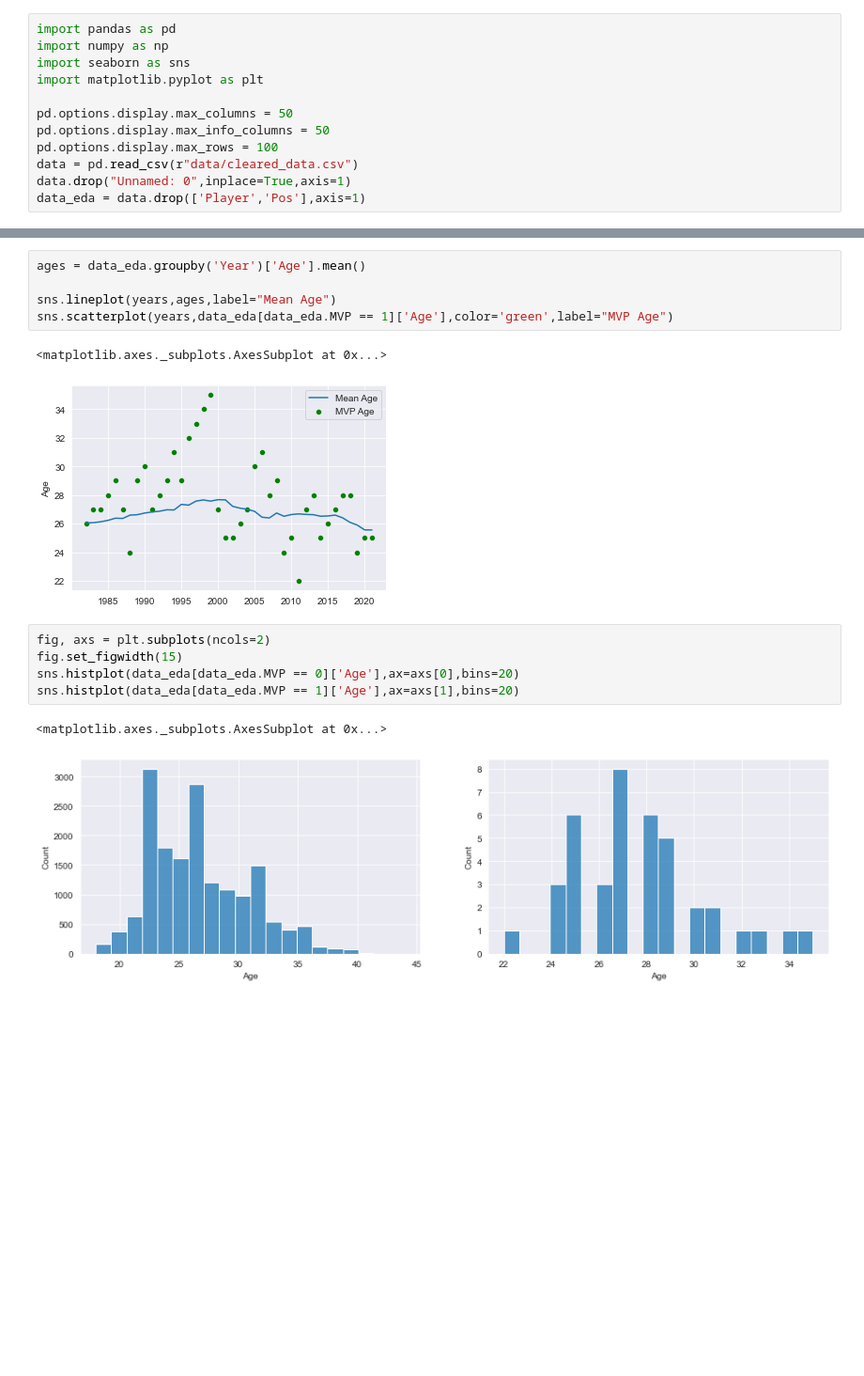
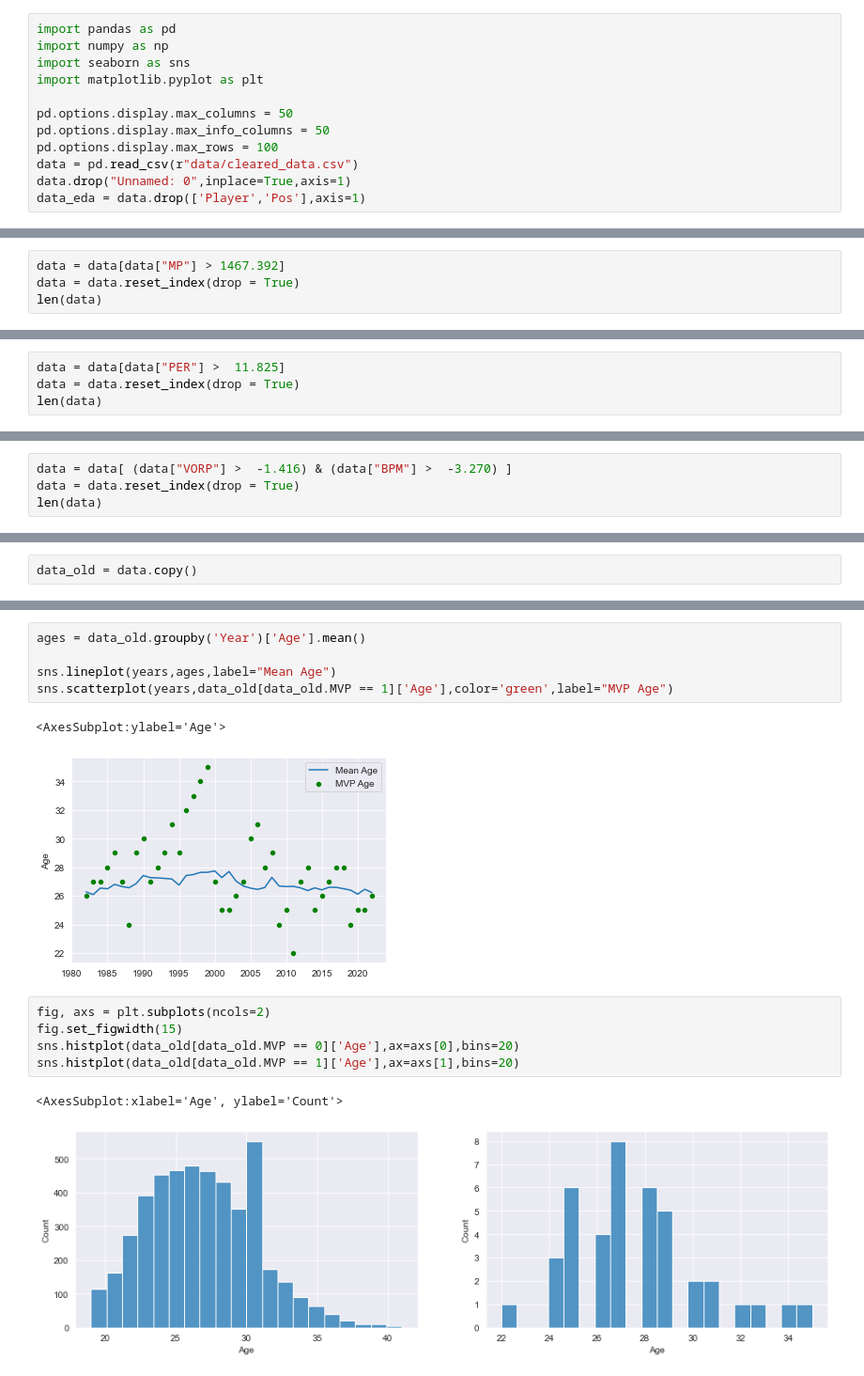
Before and after one commit to dgortych/MVP_Prediction---Thesis, a Jupyter notebook: eda.ipynb, the cells around one changed output, grey strips where cells are left out. Shown: that part at 94% size. Saved outputs shown, nothing was run; the diff lists cells and outputs as text; blank space fills up the shorter version.

```diff
--- a/eda.ipynb
+++ b/eda.ipynb
@@ -98,0 +205,4 @@ fig.set_facecolor('white')
+# %%
+data = data[data["MP"] > 1467.392]
+data = data.reset_index(drop = True)
+len(data)
@@ -98,0 +235,4 @@ fig.set_facecolor('white')
+# %%
+data = data[data["PER"] >  11.825]
+data = data.reset_index(drop = True)
+len(data)
@@ -98,0 +296,4 @@ fig.set_facecolor('white')
+# %%
+data = data[ (data["VORP"] >  -1.416) & (data["BPM"] >  -3.270) ]
+data = data.reset_index(drop = True)
+len(data)
@@ -98,0 +326,2 @@ fig.set_facecolor('white')
+# %%
+data_old = data.copy()
@@ -141,16 +397,16 @@ Text(0.5, 1.0, 'PER')
 # %%
-ages = data_eda.groupby('Year')['Age'].mean()
+ages = data_old.groupby('Year')['Age'].mean()
 
 sns.lineplot(years,ages,label="Mean Age")
-sns.scatterplot(years,data_eda[data_eda.MVP == 1]['Age'],color='green',label="MVP Age")
+sns.scatterplot(years,data_old[data_old.MVP == 1]['Age'],color='green',label="MVP Age")
 # %% [output]
-<matplotlib.axes._subplots.AxesSubplot at 0x...>
+<AxesSubplot:ylabel='Age'>
-[figure, old version]
+[figure, new version]
 # %%
 fig, axs = plt.subplots(ncols=2)
 fig.set_figwidth(15)
-sns.histplot(data_eda[data_eda.MVP == 0]['Age'],ax=axs[0],bins=20)
-sns.histplot(data_eda[data_eda.MVP == 1]['Age'],ax=axs[1],bins=20)
+sns.histplot(data_old[data_old.MVP == 0]['Age'],ax=axs[0],bins=20)
+sns.histplot(data_old[data_old.MVP == 1]['Age'],ax=axs[1],bins=20)
 # %% [output]
-<matplotlib.axes._subplots.AxesSubplot at 0x...>
+<AxesSubplot:xlabel='Age', ylabel='Count'>
-[figure, old version]
+[figure, new version]
```
Also changed, not shown: parts of 32 cells of this notebook, 14 other files.
